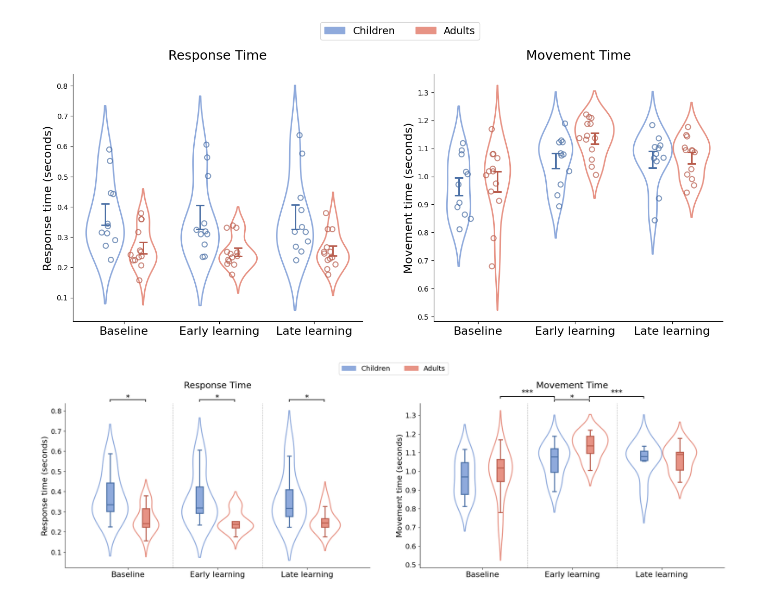
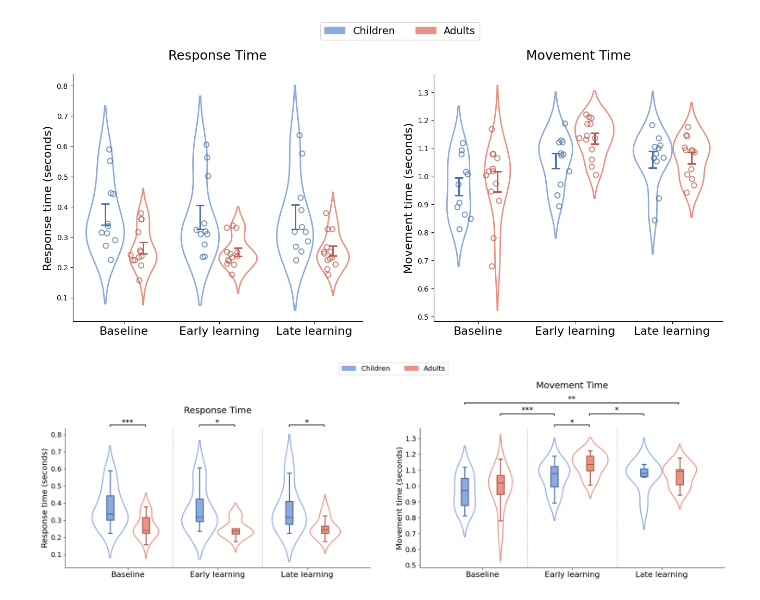
Before and after one commit to siddiskid/IMM-Lab, a Jupyter notebook: sidd_scripts/figures.ipynb, the cells around one changed output. Cells and saved outputs as stored; diff of their text form; code cells hidden in the pictures.

```diff
--- a/sidd_scripts/figures.ipynb
+++ b/sidd_scripts/figures.ipynb
@@ -363,7 +363,7 @@ axes[0].tick_params(axis='y', labelsize=14)
 sns.violinplot(ax=axes[1], x="Phase", y="Value", hue="Group", data=mt_df, split=False, inner=None, palette=["#8faadc", "#e79385"], fill=False, linewidth=2)
 axes[1].set_ylabel("Movement time (seconds)", fontsize=16)
 axes[1].set_xlabel("")
-axes[1].set_title("Movement Time", fontsize=18, pad=30)
+axes[1].set_title("Movement Time", fontsize=18, pad=80)
 axes[1].spines['top'].set_visible(False)
 axes[1].spines['right'].set_visible(False)
 axes[1].legend_.remove()
@@ -413,6 +413,8 @@ plt.tight_layout(rect=[0, 0, 1, 0.97])
 # axes[1].plot([x_left_1, x_left_1], [y_top_1, y_bottom_1], 'k-')
 # axes[1].plot([x_right_1, x_right_1], [y_top_1, y_bottom_1], 'k-')
 
+# RESPONSE TIME
+
 x_left_0 = 0.735
 x_right_0 = 0.85
 y_top_0 = 1.02
@@ -444,41 +446,54 @@ y_bottom_3 = 1.01
 axes[0].add_line(plt.Line2D([x_left_3, x_right_3], [y_top_3, y_top_3], transform=axes[0].transAxes, color='k', clip_on=False))
 axes[0].add_line(plt.Line2D([x_left_3, x_left_3], [y_top_3, y_bottom_3], transform=axes[0].transAxes, color='k', clip_on=False))
 axes[0].add_line(plt.Line2D([x_right_3, x_right_3], [y_top_3, y_bottom_3], transform=axes[0].transAxes, color='k', clip_on=False))
-axes[0].text(0.2045, 1.01, "*", fontsize=16, ha='center', va='bottom', transform=axes[0].transAxes)
+axes[0].text(0.2045, 1.01, "***", fontsize=16, ha='center', va='bottom', transform=axes[0].transAxes)
+
+# MOVEMENT TIME
 
 x_left_4 = 0.441
 x_right_4 = 0.556
 y_top_4 = 1.02
 y_bottom_4 = 1.01
 
 # For axes[0]
 axes[1].add_line(plt.Line2D([x_left_4, x_right_4], [y_top_4, y_top_4], transform=axes[1].transAxes, color='k', clip_on=False))
 axes[1].add_line(plt.Line2D([x_left_4, x_left_4], [y_top_4, y_bottom_4], transform=axes[1].transAxes, color='k', clip_on=False))
 axes[1].add_line(plt.Line2D([x_right_4, x_right_4], [y_top_4, y_bottom_4], transform=axes[1].transAxes, color='k', clip_on=False))
 axes[1].text(0.4985, 1.01, "*", fontsize=16, ha='center', va='bottom', transform=axes[1].transAxes)
 
 x_left_1 = 0.264
 x_right_1 = 0.441
-y_top_1 = 1.04
-y_bottom_1 = 1.03
+y_top_1 = 1.1
+y_bottom_1 = 1.09
 
 # For axes[1]
 axes[1].add_line(plt.Line2D([x_left_1, x_right_1], [y_top_1, y_top_1], transform=axes[1].transAxes, color='k', clip_on=False))
 axes[1].add_line(plt.Line2D([x_left_1, x_left_1], [y_top_1, y_bottom_1], transform=axes[1].transAxes, color='k', clip_on=False))
 axes[1].add_line(plt.Line2D([x_right_1, x_right_1], [y_top_1, y_bottom_1], transform=axes[1].transAxes, color='k', clip_on=False))
-axes[1].text(0.352, 1.04, "***", fontsize=16, ha='center', va='bottom', transform=axes[1].transAxes)
+axes[1].text(0.352, 1.1, "***", fontsize=16, ha='center', va='bottom', transform=axes[1].transAxes)
 
 x_left_5 = 0.556
 x_right_5 = 0.735
-y_top_5 = 1.04
-y_bottom_5 = 1.03
+y_top_5 = 1.1
+y_bottom_5 = 1.09
 
 # For axes[1]
 axes[1].add_line(plt.Line2D([x_left_5, x_right_5], [y_top_5, y_top_5], transform=axes[1].transAxes, color='k', clip_on=False))
 axes[1].add_line(plt.Line2D([x_left_5, x_left_5], [y_top_5, y_bottom_5], transform=axes[1].transAxes, color='k', clip_on=False))
 axes[1].add_line(plt.Line2D([x_right_5, x_right_5], [y_top_5, y_bottom_5], transform=axes[1].transAxes, color='k', clip_on=False))
-axes[1].text(0.6455, 1.04, "***", fontsize=16, ha='center', va='bottom', transform=axes[1].transAxes)
+axes[1].text(0.6455, 1.1, "*", fontsize=16, ha='center', va='bottom', transform=axes[1].transAxes)
+
+x_left_6 = 0.147
+x_right_6 = 0.85
+y_top_6 = 1.18
+y_bottom_6 = 1.17
+
+# For axes[1]
+axes[1].add_line(plt.Line2D([x_left_6, x_right_6], [y_top_6, y_top_6], transform=axes[1].transAxes, color='k', clip_on=False))
+axes[1].add_line(plt.Line2D([x_left_6, x_left_6], [y_top_6, y_bottom_6], transform=axes[1].transAxes, color='k', clip_on=False))
+axes[1].add_line(plt.Line2D([x_right_6, x_right_6], [y_top_6, y_bottom_6], transform=axes[1].transAxes, color='k', clip_on=False))
+axes[1].text(0.4985, 1.18, "**", fontsize=16, ha='center', va='bottom', transform=axes[1].transAxes)
 
 plt.show()
 # %% [output]
-[figure, old version]
+[figure, new version]
```
